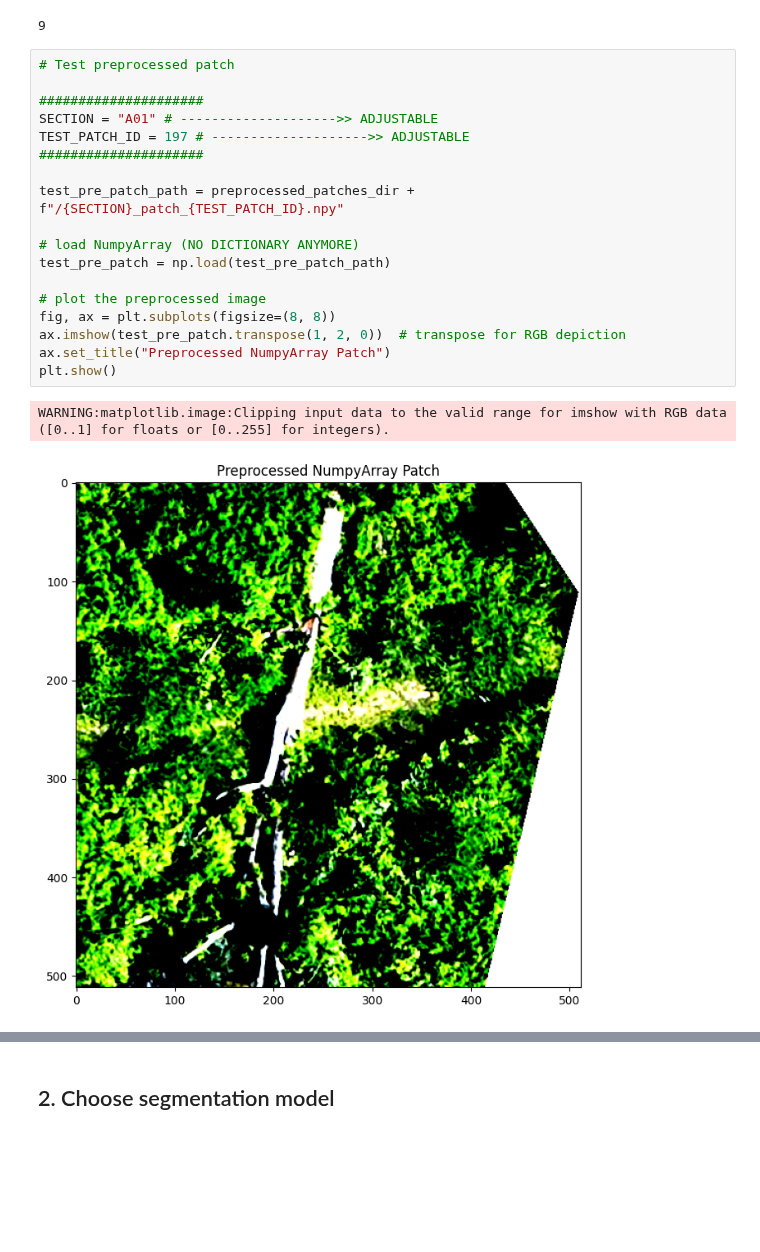
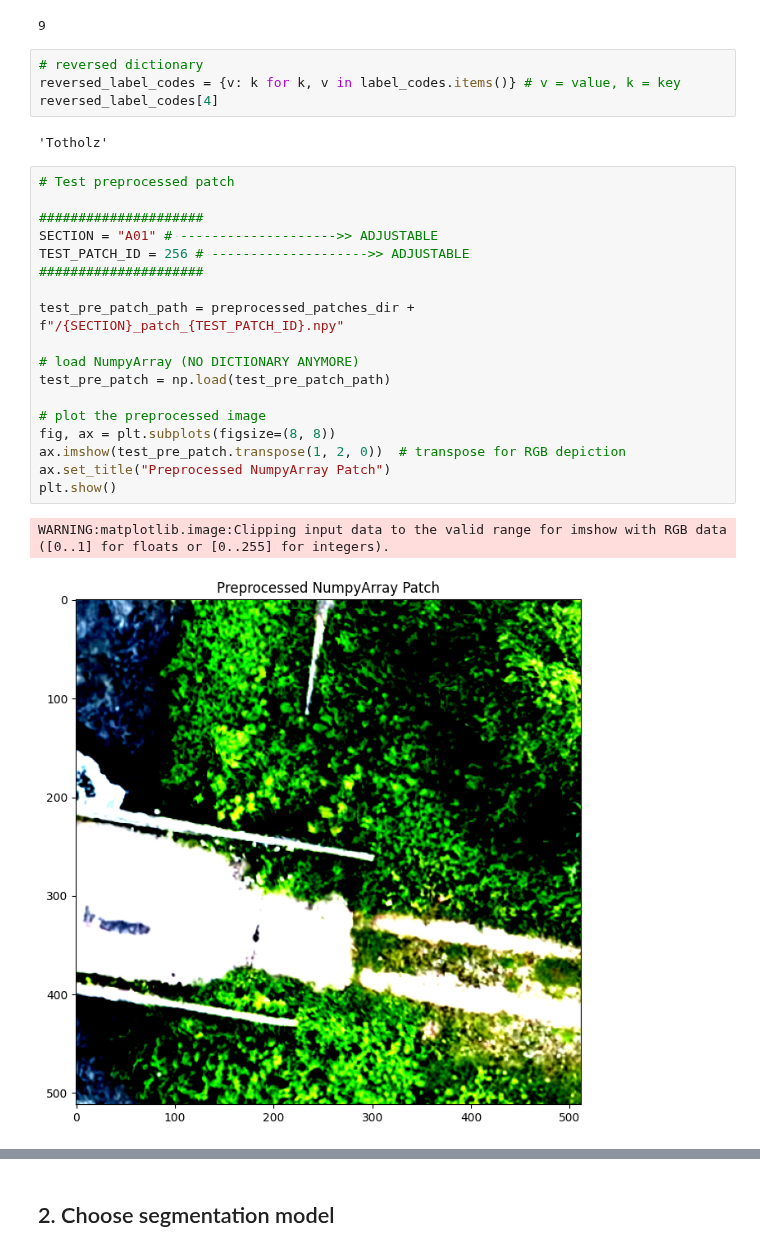
Before and after one commit to hiebschi/MoSE, a Jupyter notebook: loop_v01.ipynb, the cells around one changed output, grey strips where cells are left out. Saved outputs shown, nothing was run; the diff lists cells and outputs as text; blank space fills up the shorter version.

```diff
--- a/loop_v01.ipynb
+++ b/loop_v01.ipynb
@@ -91,26 +93,32 @@ len(label_codes)
 # %% [output]
 {'Einzelstein': 1, 'Wurzelstock': 2, 'Steinverbauung': 3, 'Totholz': 4, 'Steinriegel': 5, 'Schotterbank': 6, 'Schlamm_Sandinsel': 7, 'Sand_Schlammbank': 8, 'Schotterinsel': 9}
 9
+# %%
+# reversed dictionary
+reversed_label_codes = {v: k for k, v in label_codes.items()} # v = value, k = key
+reversed_label_codes[4]
+# %% [output]
+'Totholz'
 # %%
 # Test preprocessed patch
 
 #####################
 SECTION = "A01" # -------------------->> ADJUSTABLE
-TEST_PATCH_ID = 197 # -------------------->> ADJUSTABLE
+TEST_PATCH_ID = 256 # -------------------->> ADJUSTABLE
 #####################
 
 test_pre_patch_path = preprocessed_patches_dir + f"/{SECTION}_patch_{TEST_PATCH_ID}.npy"
 
 # load NumpyArray (NO DICTIONARY ANYMORE)
 test_pre_patch = np.load(test_pre_patch_path)
 
 # plot the preprocessed image
 fig, ax = plt.subplots(figsize=(8, 8))
 ax.imshow(test_pre_patch.transpose(1, 2, 0))  # transpose for RGB depiction
 ax.set_title("Preprocessed NumpyArray Patch")
 plt.show()
 # %% [output]
 WARNING:matplotlib.image:Clipping input data to the valid range for imshow with RGB data ([0..1] for floats or [0..255] for integers).
-[figure, old version]
+[figure, new version]
 # %%
 # create list with preprocessed patches
```
Also changed, not shown: parts of 17 cells of this notebook.
